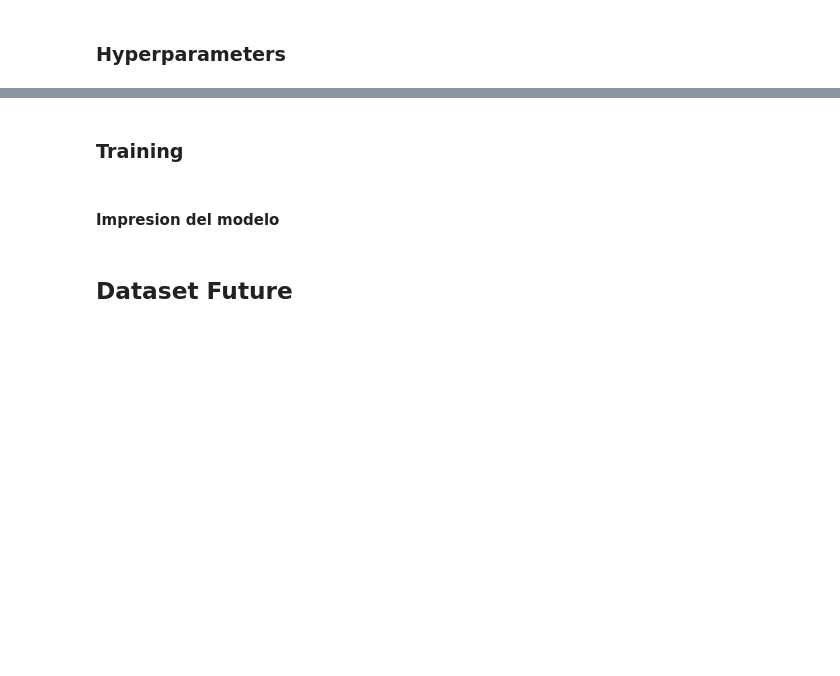
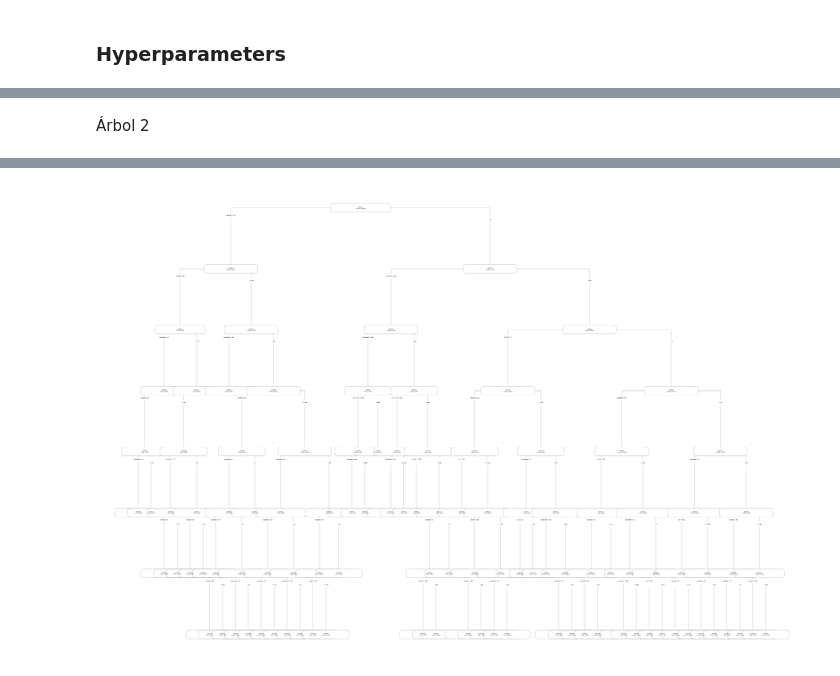
Before and after one commit to reglamarcador115/labo2025v, a Jupyter notebook: src/rpart/102_FinalTrain_merge.ipynb, the cells around one changed output, grey strips where cells are left out. Cells and saved outputs as stored; diff of their text form; code cells hidden in the pictures; blank space fills up the shorter version.

```diff
--- a/src/rpart/102_FinalTrain_merge.ipynb
+++ b/src/rpart/102_FinalTrain_merge.ipynb
@@ -118,7 +202,32 @@ Aqui los hiperparámetros estan hardcodeados
+# %% [markdown]
+Árbol 2
 # %%
 param_final <- list (
   "cp"= -1, # complejidad minima
-  "minsplit"= 250, # minima cantidad de regs en un nodo para hacer el split
+  "minsplit"= 200, # minima cantidad de regs en un nodo para hacer el split
   "minbucket"= 100, # minima cantidad de regs en una hoja
-  "maxdepth"= 3 # profundidad máxima del arbol
+  "maxdepth"= 7 # profundidad máxima del arbol
 )
+
+# genero el modelo,  aqui se construye el arbol
+# quiero predecir clase_ternaria a partir de el resto de las variables
+modelo_2 <- rpart(
+    formula= "ganancia_test ~ .",
+    data= dtrain_final, # los datos donde voy a entrenar
+    xval= 0,
+    control= param_final
+)
+
+# grafico el arbol
+options(repr.plot.width=30, repr.plot.height=20 )
+
+prp(modelo_2,
+    extra= 101,
+    digits= -5,
+    branch= 1,
+    type= 4,
+    varlen= 0,
+    faclen= 0,
+    tweak= 2
+)
+# %% [output]
@@ -125,2 +236 @@ param_final <- list (
+[figure, added]
-# %% [markdown]
-### Training
@@ -136,2 +236,0 @@ modelo_final <- rpart(
-# %% [markdown]
-#### Impresion del modelo
@@ -150,2 +236,0 @@ prp(modelo_final,
-# %% [markdown]
-## Dataset Future
```
Also changed, not shown: parts of 31 cells of this notebook.
